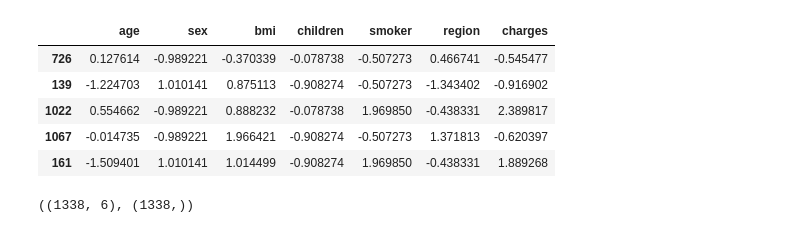
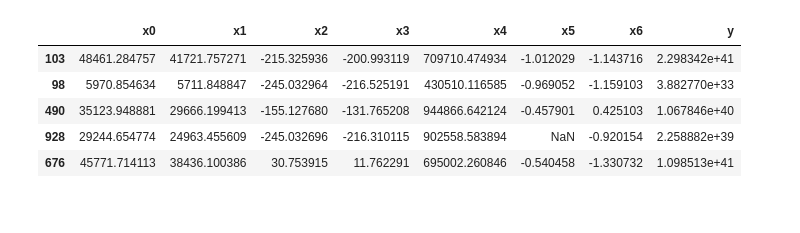
Before and after one commit to Mayank2305Mishra/ML_models_from_scratch, a Jupyter notebook: polynomial_regression.ipynb, the cells around one changed output. Saved outputs shown, nothing was run; the diff lists cells and outputs as text; code cells hidden in the pictures.

```diff
--- a/polynomial_regression.ipynb
+++ b/polynomial_regression.ipynb
@@ -6,4 +6,4 @@ from ml_library import PolynomialRegression
 # %%
-df = pd.read_csv('./dataset/polynomial_regression_dataset.csv')
-df.sample(5)
+df = pd.read_csv('./dataset/poly_train.csv')
+df.shape
 # %% [output]
@@ -16,4 +10,0 @@ df.sample(5)
-# %%
-df['sex'] = df['sex'].map({'male':0,'female':1})
-df['smoker'] = df['smoker'].map({'no':0,'yes':1})
-df['region'] = df['region'].map({'southwest':0,'southeast':1,'northwest':2,'northeast':3})
@@ -28,17 +11,9 @@ df_norm = z_score_normalization(df)
 # %%
-df_norm.sample(5)
+df.sample(5)
 # %% [output]
-|  | age | sex | bmi | children | smoker | region | charges |
-| 726 | 0.127614 | -0.989221 | -0.370339 | -0.078738 | -0.507273 | 0.466741 | -0.545477 |
-| 139 | -1.224703 | 1.010141 | 0.875113 | -0.908274 | -0.507273 | -1.343402 | -0.916902 |
-| 1022 | 0.554662 | -0.989221 | 0.888232 | -0.078738 | 1.969850 | -0.438331 | 2.389817 |
-| 1067 | -0.014735 | -0.989221 | 1.966421 | -0.908274 | -0.507273 | 1.371813 | -0.620397 |
-| 161 | -1.509401 | 1.010141 | 1.014499 | -0.908274 | 1.969850 | -0.438331 | 1.889268 |
+|  | x0 | x1 | x2 | x3 | x4 | x5 | x6 | y |
+| 103 | 48461.284757 | 41721.757271 | -215.325936 | -200.993119 | 709710.474934 | -1.012029 | -1.143716 | 2.298342e+41 |
+| 98 | 5970.854634 | 5711.848847 | -245.032964 | -216.525191 | 430510.116585 | -0.969052 | -1.159103 | 3.882770e+33 |
+| 490 | 35123.948881 | 29666.199413 | -155.127680 | -131.765208 | 944866.642124 | -0.457901 | 0.425103 | 1.067846e+40 |
+| 928 | 29244.654774 | 24963.455609 | -245.032696 | -216.310115 | 902558.583894 | NaN | -0.920154 | 2.258882e+39 |
+| 676 | 45771.714113 | 38436.100386 | 30.753915 | 11.762291 | 695002.260846 | -0.540458 | -1.330732 | 1.098513e+41 |
-# %%
-X = df_norm.drop('charges', axis=1)
-Y = df_norm['charges']
-X = np.array(X)
-Y = np.array(Y)
-X.shape, Y.shape
-# %% [output]
-((1338, 6), (1338,))
```
Also changed, not shown: parts of 22 cells of this notebook, 13 other files.
